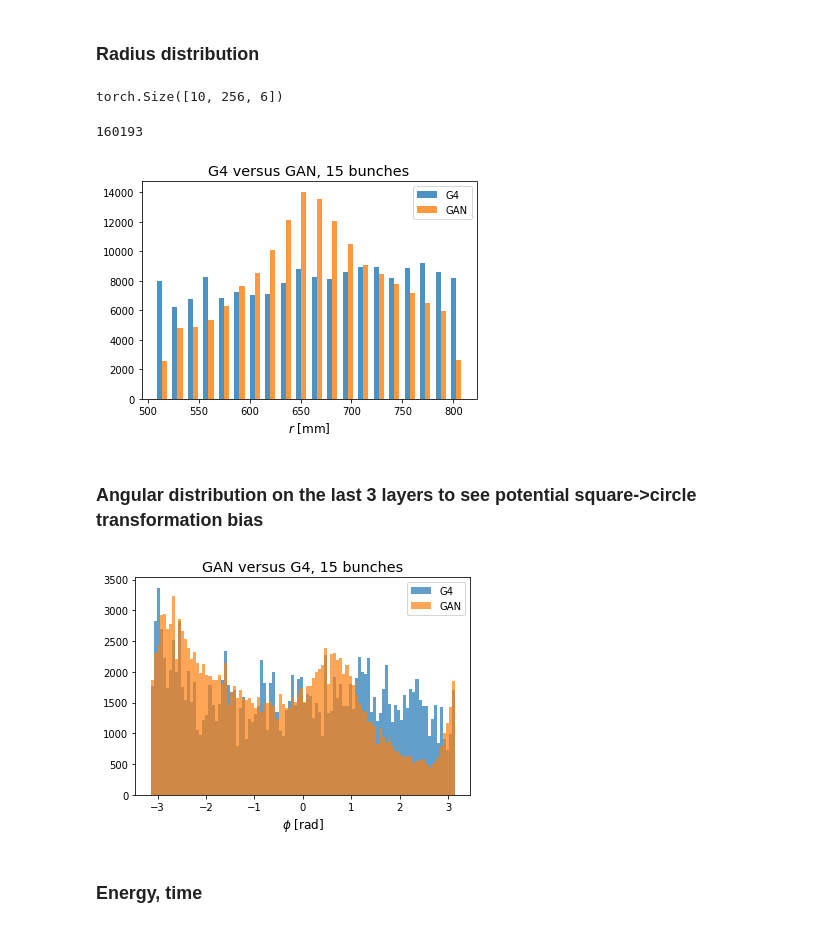
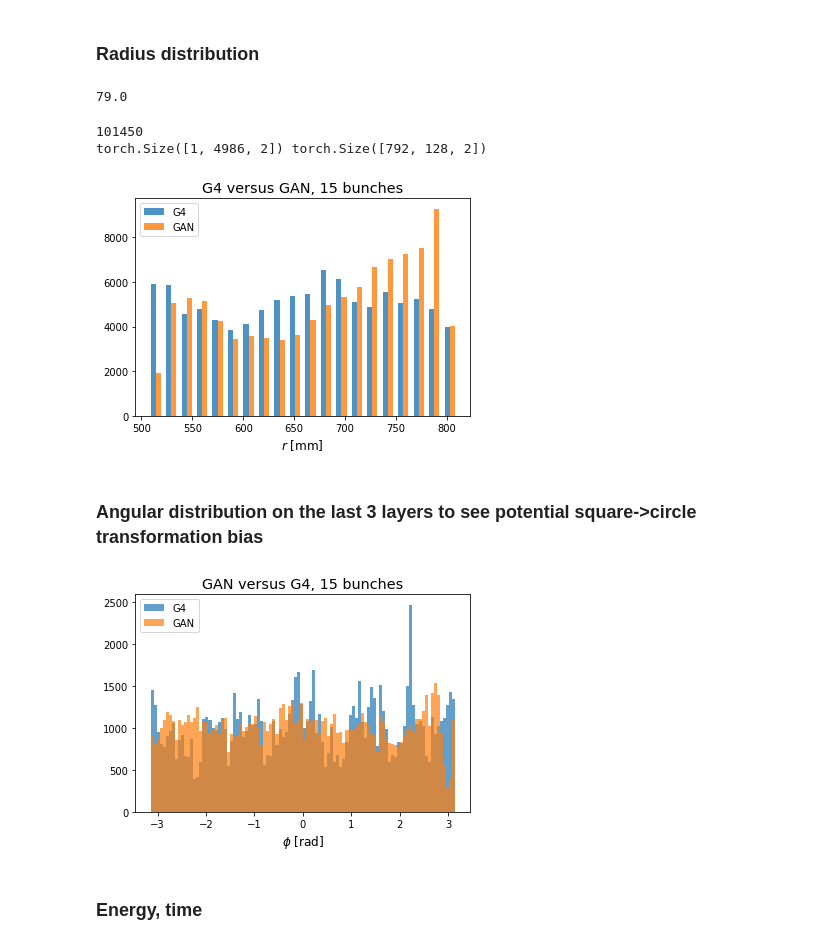
Before and after one commit to mdubouch/noise-gan, a Jupyter notebook: noise_info.ipynb, the cells around one changed output. Drawn from its saved outputs; the diff is of its cells as text; code cells hidden in the pictures.

```diff
--- a/noise_info.ipynb
+++ b/noise_info.ipynb
@@ -522,7 +522,7 @@ embed_dims = 2
 #ndf = 24
 #ngf = 16
 ndf = (n_features+embed_dims) * 5
-ngf = (n_features) * 4
+ngf = (n_features+embed_dims) * 4
 
 latent_dims = 100
 
@@ -704,7 +704,7 @@ class Disc256Ups(nn.Module):
 
         x = self.bn1(self.act(self.conv1_4(self.act(self.conv1_3(self.act(self.conv1_2(self.act(self.conv1_1(x)))))))))
         x = self.bn2(self.act(self.conv2(self.pool1(x))))
-        x = self.bn3(self.act(self.conv3(self.pool1(x)))))
+        x = self.bn3(self.act(self.conv3(self.pool1(x))))
         x = self.bn4(self.act(self.conv4(self.pool1(x))))
         #x = self.lin3(self.act(self.lin2(self.act(self.lin1(x.flatten(1, 2))))))
         #x = self.lin2(self.act(self.lin1(x.flatten(1, 2))))
@@ -1303,22 +1307,23 @@ Gen256Ups(
 gen = _gen
 # %% [markdown]
 ### Radius distribution
-# %%
-sample_real(10, stage, 0).permute(0, 2, 1).shape
-# %% [output]
-torch.Size([10, 256, 6])
+# %%
+wx.size // n_bunches // 128
+# %% [output]
+79.0
 # %%
-compare_N_hits = wx.size#chunked.shape[2]
+compare_N_hits = int(wx.size // n_bunches * 10)#chunked.shape[2]
 print(compare_N_hits)
 
-fake_tensor = sample_fake(compare_N_hits // hit_group_size, stage, 1).permute(0, 2, 1).flatten(0, 1)
+fake_tensor = disc.reverse_embed(sample_fake(compare_N_hits // hit_group_size)).permute(0, 2, 1).flatten(0, 1)
 fake_hits = inv_transform(fake_tensor.T)
-fake_wx = fake_hits[2]
-fake_wy = fake_hits[3]
+fake_wire = fake_hits[3]
+fake_doca = fake_hits[2]
 fake_edep = fake_hits[0]
 fake_t = fake_hits[1]
 
-fake_wire_idx = find_closest_wire(fake_wx, fake_wy)
+#fake_wire_idx = find_closest_wire(fake_wx, fake_wy)
+fake_wire_idx = fake_wire.astype('long')
 
 
 #real_tensor = train[:4,:compare_N_hits // 4].flatten(0, 1)
@@ -1328,29 +1333,31 @@ fake_wire_idx = find_closest_wire(fake_wx, fake_wy)
 real_wx = wx[:compare_N_hits]
 real_wy = wy[:compare_N_hits]
 real_edep = np.log10(edep[:compare_N_hits])
+real_doca = doca[:compare_N_hits]
 real_t = np.log10(t[:compare_N_hits])
 
 real_wire_idx = find_closest_wire(real_wx, real_wy)
 # %% [output]
-160193
+101450
+torch.Size([1, 4986, 2]) torch.Size([792, 128, 2])
 # %%
 plt.figure(figsize=(6, 4))
 _r_real = np.sqrt(wire_x[real_wire_idx]**2 + wire_y[real_wire_idx]**2)
 _r_fake = np.sqrt(wire_x[fake_wire_idx]**2 + wire_y[fake_wire_idx]**2)
 
 counts, bins = np.histogram(_r_real, bins=20)
-plt.bar(bins[:-1] - 2.5, counts / (256 // stage), width=5, label='G4', alpha=0.8)
+plt.bar(bins[:-1] - 2.5, counts, width=5, label='G4', alpha=0.8)
 counts, bins = np.histogram(_r_fake, bins=20)
 plt.bar(bins[:-1] + 2.5, counts, width=5, label='GAN', alpha=0.8)
 #plt.hist(_r_real, bins=20, alpha=0.7, label='real');
 #plt.hist(_r_fake, bins=20, alpha=0.7, label='fake');
 
 plt.legend();
 plt.title('G4 versus GAN, 15 bunches')
 plt.xlabel('$r$ [mm]')
 plt.savefig('radius_comp.png', dpi=120)
 # %% [output]
-[figure, old version]
+[figure, new version]
 # %% [markdown]
 ### Angular distribution on the last 3 layers to see potential square->circle transformation bias
 # %%
@@ -1366,7 +1373,7 @@ plt.legend();
 plt.xlabel(r'$\phi$ [rad]')
 plt.savefig('phi_comp.png', dpi=120)
 # %% [output]
-[figure, old version]
+[figure, new version]
 # %% [markdown]
 ### Energy, time
 # %%
```
Also changed, not shown: parts of 23 cells of this notebook.
